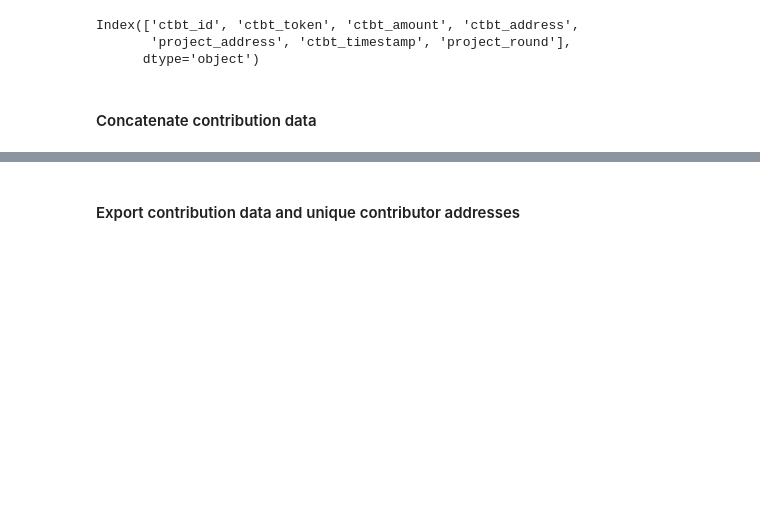
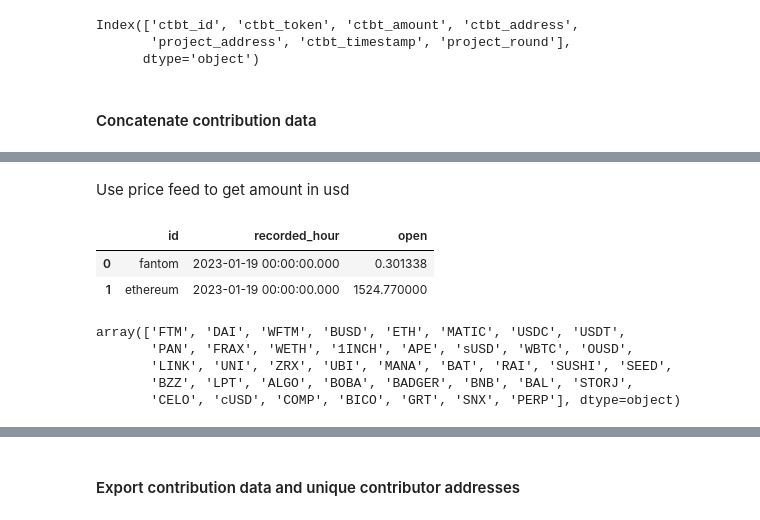
Before and after one commit to poupou-web3/sybil-scorer, a Jupyter notebook: jupyter/normalize_contribution_data.ipynb, the cells around one changed output, grey strips where cells are left out. Drawn from its saved outputs; the diff is of its cells as text; code cells hidden in the pictures; blank space fills up the shorter version.

```diff
--- a/jupyter/normalize_contribution_data.ipynb
+++ b/jupyter/normalize_contribution_data.ipynb
@@ -299,3 +299,5 @@ df_contribution.head(2)
 |  | ctbt_id | ctbt_token | ctbt_amount | ctbt_address | project_address | ctbt_timestamp | project_round | ... |
 | 0 | 113dRUPwQJ9tTfeqeMRq2Mn8kfYrNyakT... | FTM | 1.0 | 0x06cd8288dc001024ce0a1cf39caaedc... | 0xe126b3e5d052f1f575828f61feba4f4... | 2022-12-24 16:26:49 | FANTOM | ... |
 | 1 | 11n4hU8NKy7gr5oBqJ1AeEyBKV7L47JGL... | FTM | 4.9 | 0x9be7d88cfd6e4b519cd9720db6de6e6... | 0x7d658841f8ba93299970f6e765c2ce2... | 2022-12-22 13:09:47 | FANTOM | ... |
+# %% [markdown]
+Use price feed to get amount in usd
@@ -301,0 +306,11 @@ df_contribution.head(2)
+# %%
+api_key = os.environ['FLIPSIDE_API_KEY']
+flipside_api = FlipsideApi(api_key)
+sql = flipside_api.get_price_feed_eth_ftm_sql_query()
+df_price_feed = flipside_api.execute_query(sql)
+# %%
+df_price_feed.head(2)
+# %% [output]
+|  | id | recorded_hour | open |
+| 0 | fantom | 2023-01-19 00:00:00.000 | 0.301338 |
+| 1 | ethereum | 2023-01-19 00:00:00.000 | 1524.770000 |
@@ -301,0 +322,8 @@ df_contribution.head(2)
+# %%
+df_contribution.ctbt_token.unique()
+# %% [output]
+array(['FTM', 'DAI', 'WFTM', 'BUSD', 'ETH', 'MATIC', 'USDC', 'USDT',
+       'PAN', 'FRAX', 'WETH', '1INCH', 'APE', 'sUSD', 'WBTC', 'OUSD',
+       'LINK', 'UNI', 'ZRX', 'UBI', 'MANA', 'BAT', 'RAI', 'SUSHI', 'SEED',
+       'BZZ', 'LPT', 'ALGO', 'BOBA', 'BADGER', 'BNB', 'BAL', 'STORJ',
+       'CELO', 'cUSD', 'COMP', 'BICO', 'GRT', 'SNX', 'PERP'], dtype=object)
```
Also changed, not shown: parts of 15 cells of this notebook.
